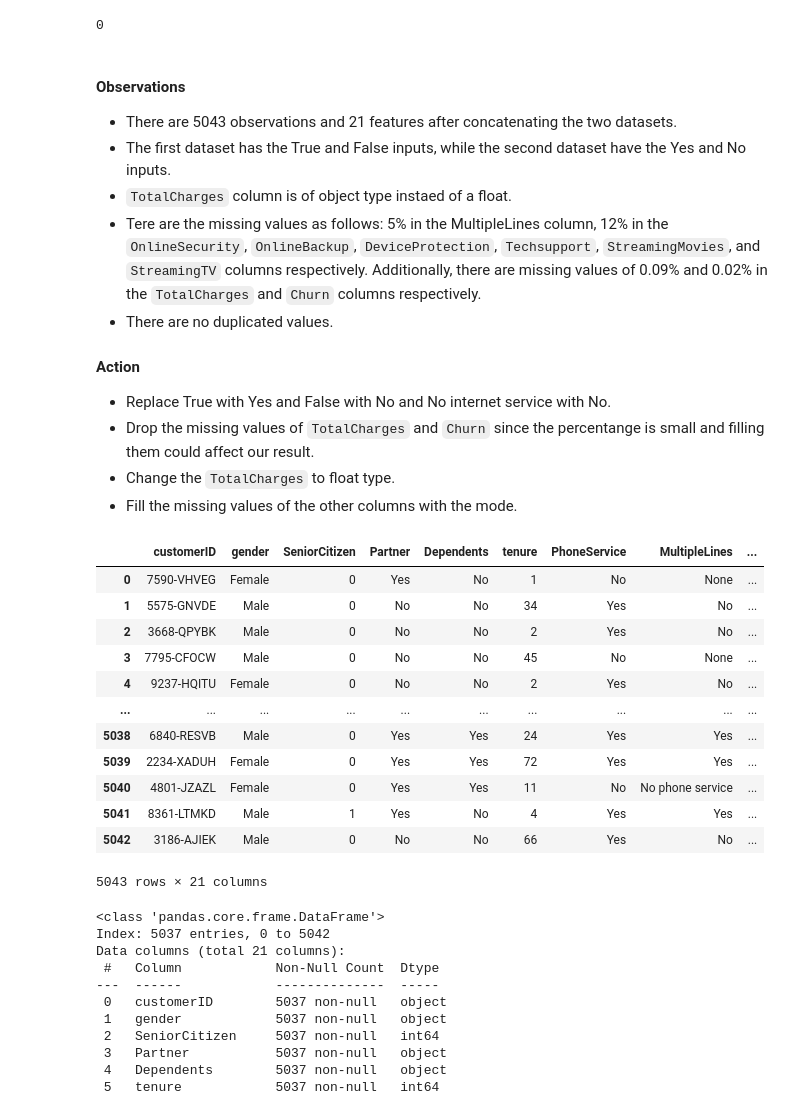
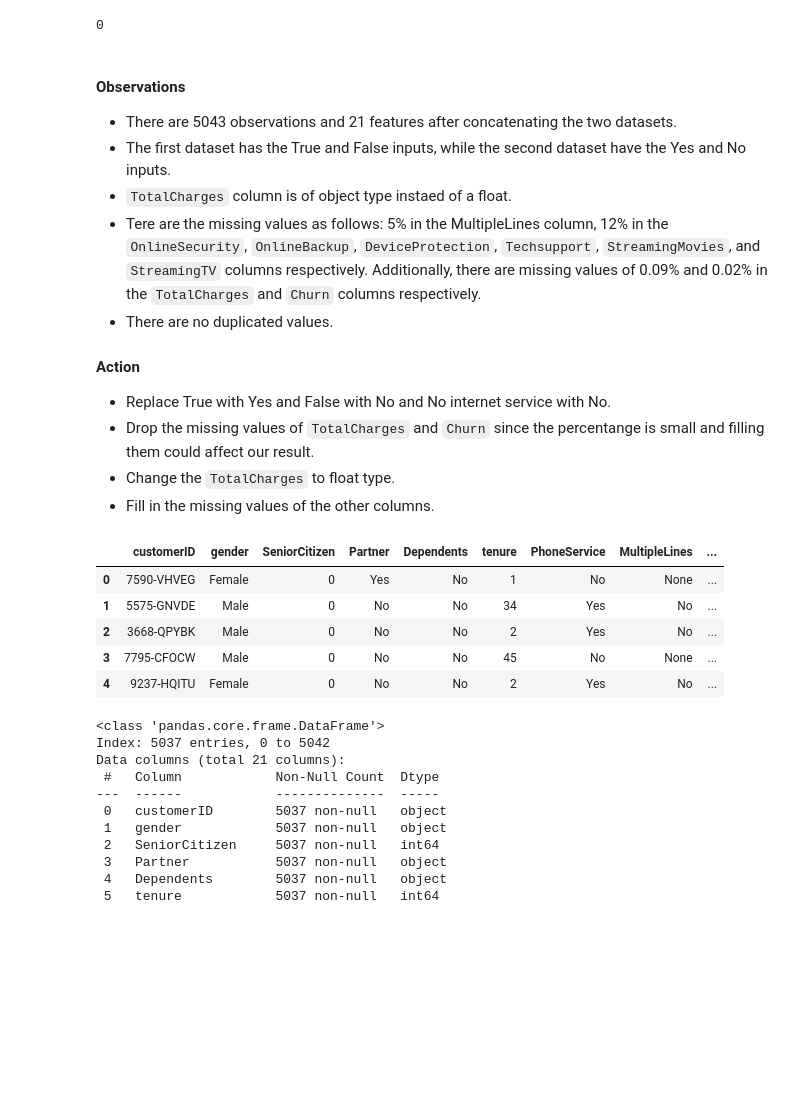
Before and after one commit to zubeetech/Customer-Churn-Prediction, a Jupyter notebook: Notebook/customer_churn.ipynb, the cells around one changed output. Cells and saved outputs as stored; diff of their text form; code cells hidden in the pictures; blank space fills up the shorter version.

```diff
--- a/Notebook/customer_churn.ipynb
+++ b/Notebook/customer_churn.ipynb
@@ -242,26 +235,19 @@ df.duplicated().sum()
 * Replace True with Yes and False with No and No internet service with No.
 * Drop the missing values of `TotalCharges` and `Churn` since the percentange is small and filling them could affect our result.
 * Change the `TotalCharges` to float type.
-* Fill the missing values of the other columns with the mode.
+* Fill in the missing values of the other columns.
 # %%
 # Replace True with Yes and False with No
 bools_cols = df.columns[df.dtypes == 'object']
 df[bools_cols] = df[bools_cols].replace({True: 'Yes', False: 'No'})
-df
+df.head()
 # %% [output]
 |  | customerID | gender | SeniorCitizen | Partner | Dependents | tenure | PhoneService | MultipleLines | ... |
 | 0 | 7590-VHVEG | Female | 0 | Yes | No | 1 | No | None | ... |
 | 1 | 5575-GNVDE | Male | 0 | No | No | 34 | Yes | No | ... |
 | 2 | 3668-QPYBK | Male | 0 | No | No | 2 | Yes | No | ... |
 | 3 | 7795-CFOCW | Male | 0 | No | No | 45 | No | None | ... |
 | 4 | 9237-HQITU | Female | 0 | No | No | 2 | Yes | No | ... |
-| ... | ... | ... | ... | ... | ... | ... | ... | ... | ... |
-| 5038 | 6840-RESVB | Male | 0 | Yes | Yes | 24 | Yes | Yes | ... |
-| 5039 | 2234-XADUH | Female | 0 | Yes | Yes | 72 | Yes | Yes | ... |
-| 5040 | 4801-JZAZL | Female | 0 | Yes | Yes | 11 | No | No phone service | ... |
-| 5041 | 8361-LTMKD | Male | 1 | Yes | No | 4 | Yes | Yes | ... |
-| 5042 | 3186-AJIEK | Male | 0 | No | No | 66 | Yes | No | ... |
-5043 rows × 21 columns
 # %%
 # Drop the missing values of TotalCharges and Churn
 df = df.dropna(subset=['TotalCharges', 'Churn'])
```
Also changed, not shown: parts of 4 cells of this notebook.
